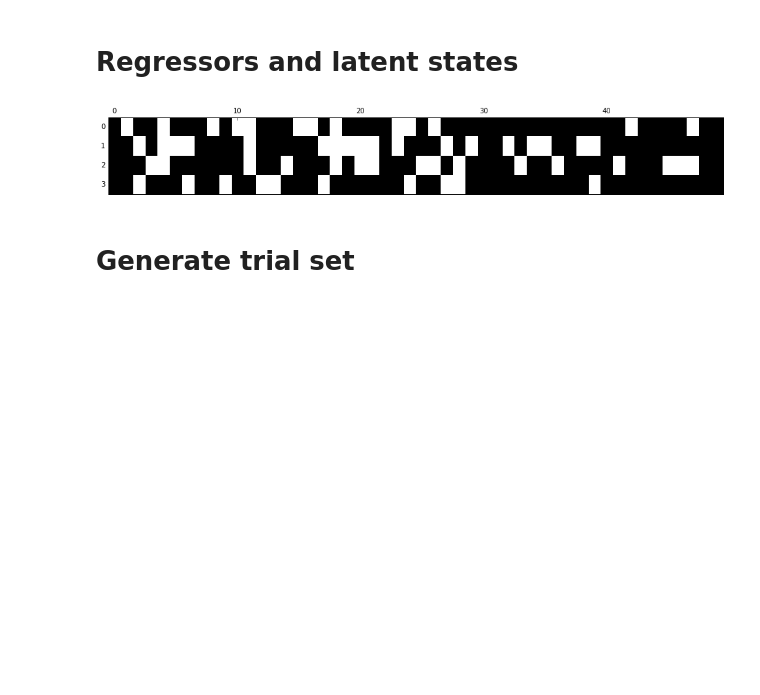
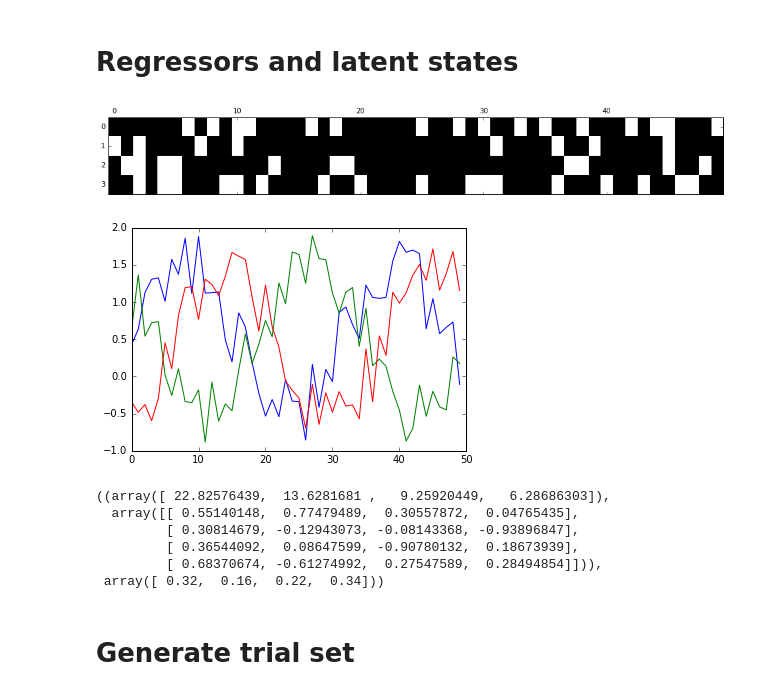
Before and after one commit to pearsonlab/utevsky2016, a Jupyter notebook: validate_edward_model_manual_hierarchy.ipynb, the cells around one changed output. Saved outputs shown, nothing was run; the diff lists cells and outputs as text; code cells hidden in the pictures; blank space fills up the shorter version.

```diff
--- a/validate_edward_model_manual_hierarchy.ipynb
+++ b/validate_edward_model_manual_hierarchy.ipynb
@@ -63,20 +64,35 @@ dC = np.log(np.array([0.1, 0.2, 2., 4.])[np.newaxis, :] + 0.01 * np.random.randn
 # %% [markdown]
 # Regressors and latent states
 # %%
-dX = 0.1 * np.random.randn(P, NS)
+dX = np.sin(np.arange(NS)/5. + 2.5 * np.arange(P)[:, np.newaxis]) + np.random.rand(P, NS)
 
 import scipy.stats as stats
 
 # ddelta = stats.beta.rvs(1.2, 1, size=(K,))
 # dpi = np.cumprod(ddelta)
-dpi = np.array([0.3, 0.4, 0.2, 0.2])
+dpi = np.array([0.3, 0.2, 0.2, 0.2])
 # print(ddelta, dpi)
 dZ = stats.bernoulli.rvs(dpi[:, np.newaxis], size=(K, NS))
 
 # plot states
 plt.matshow(dZ, aspect='auto', cmap='gray');
+
+# plot X
+plt.figure()
+plt.plot(dX.T);
 # %% [output]
-[figure, old version]
+[figure, new version]
+[figure, added]
+# %%
+# check rank of Zmat
+np.linalg.eig(dZ.dot(dZ.T)), dZ.mean(1)
+# %% [output]
+((array([ 22.82576439,  13.6281681 ,   9.25920449,   6.28686303]),
+  array([[ 0.55140148,  0.77479489,  0.30557872,  0.04765435],
+         [ 0.30814679, -0.12943073, -0.08143368, -0.93896847],
+         [ 0.36544092,  0.08647599, -0.90780132,  0.18673939],
+         [ 0.68370674, -0.61274992,  0.27547589,  0.28494854]])),
+ array([ 0.32,  0.16,  0.22,  0.34]))
 # %% [markdown]
 # Generate trial set
 # %%
```
Also changed, not shown: parts of 30 cells of this notebook, 1 other file.
